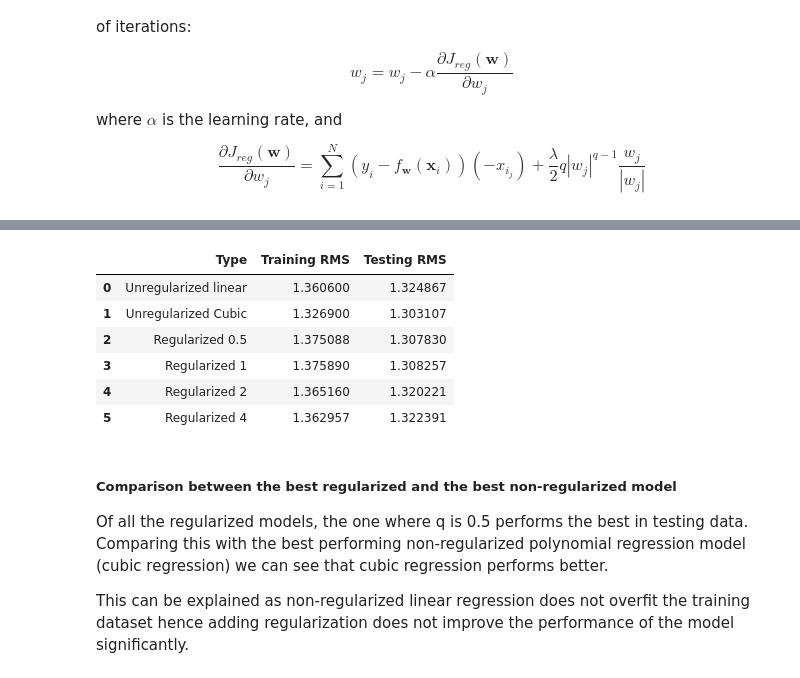
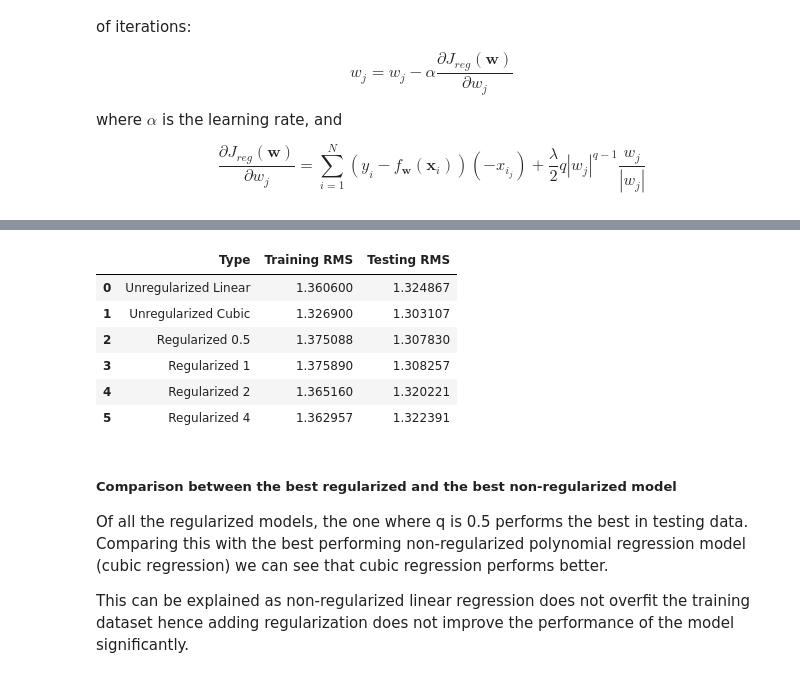
Before and after one commit to mokshith002/FODS-Assignment-1, a Jupyter notebook: 1B.ipynb, the cells around one changed output, grey strips where cells are left out. Saved outputs shown, nothing was run; the diff lists cells and outputs as text; code cells hidden in the pictures.

```diff
--- a/1B.ipynb
+++ b/1B.ipynb
@@ -160,8 +160,6 @@ $$ \begin{align*}
 # %%
 def gradient_descent(Y, X, W, alpha, iterations):
 
-    N = len(X[0])
-    # alpha /= 400
     cost = np.zeros(iterations)
 
     for i in range(iterations):
@@ -434,27 +429,27 @@ plt.show()
 # %%
 reg_errors_test = []
 reg_errors_train = []
 lam_values = [167, 113, 10.5, 0.18]
 
 ind = 0
 for q in q_vec:
     W_l_q = np.ones([3,1])
     W_l_q, _ = regularized_gradient_descent(Y_reg_train, X_reg_train, W_l_q, q, 0.0001, lam_values[ind], 100000)
     ind += 1
     error = error_function(Y_reg_test, X_reg_test, W_l_q)
     reg_errors_test.append(error)
     reg_errors_train.append(_[-1])
 
-types = ["Unregularized linear", "Unregularized Cubic", *["Regularized " + str(i) for i in q_vec]]
+types = ["Unregularized Linear", "Unregularized Cubic", *["Regularized " + str(i) for i in q_vec]]
 
 all_error_testing = [*testing_error_gradient[1], *testing_error_gradient[3], *[e for e in reg_errors_test]]
 
 all_error_training = [*training_error_gradient[1],*training_error_gradient[3], *[e for e in reg_errors_train]]
 
 pd.DataFrame({"Type" : types, "Training RMS" : all_error_training ,"Testing RMS" : all_error_testing})
 # %% [output]
 |  | Type | Training RMS | Testing RMS |
-| 0 | Unregularized linear | 1.360600 | 1.324867 |
+| 0 | Unregularized Linear | 1.360600 | 1.324867 |
 | 1 | Unregularized Cubic | 1.326900 | 1.303107 |
 | 2 | Regularized 0.5 | 1.375088 | 1.307830 |
 | 3 | Regularized 1 | 1.375890 | 1.308257 |
```
Also changed, not shown: parts of 14 cells of this notebook, 1 other file.
